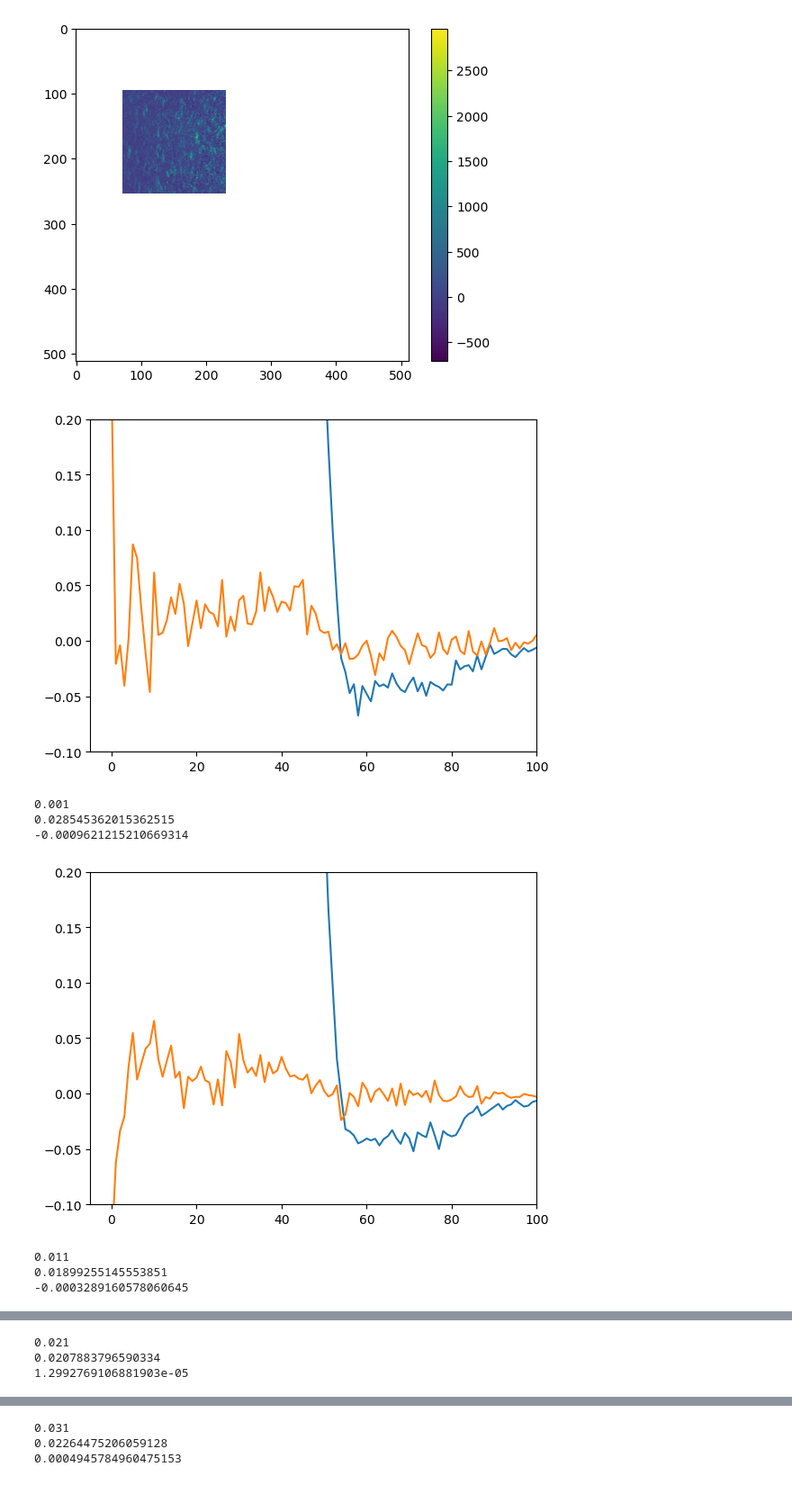
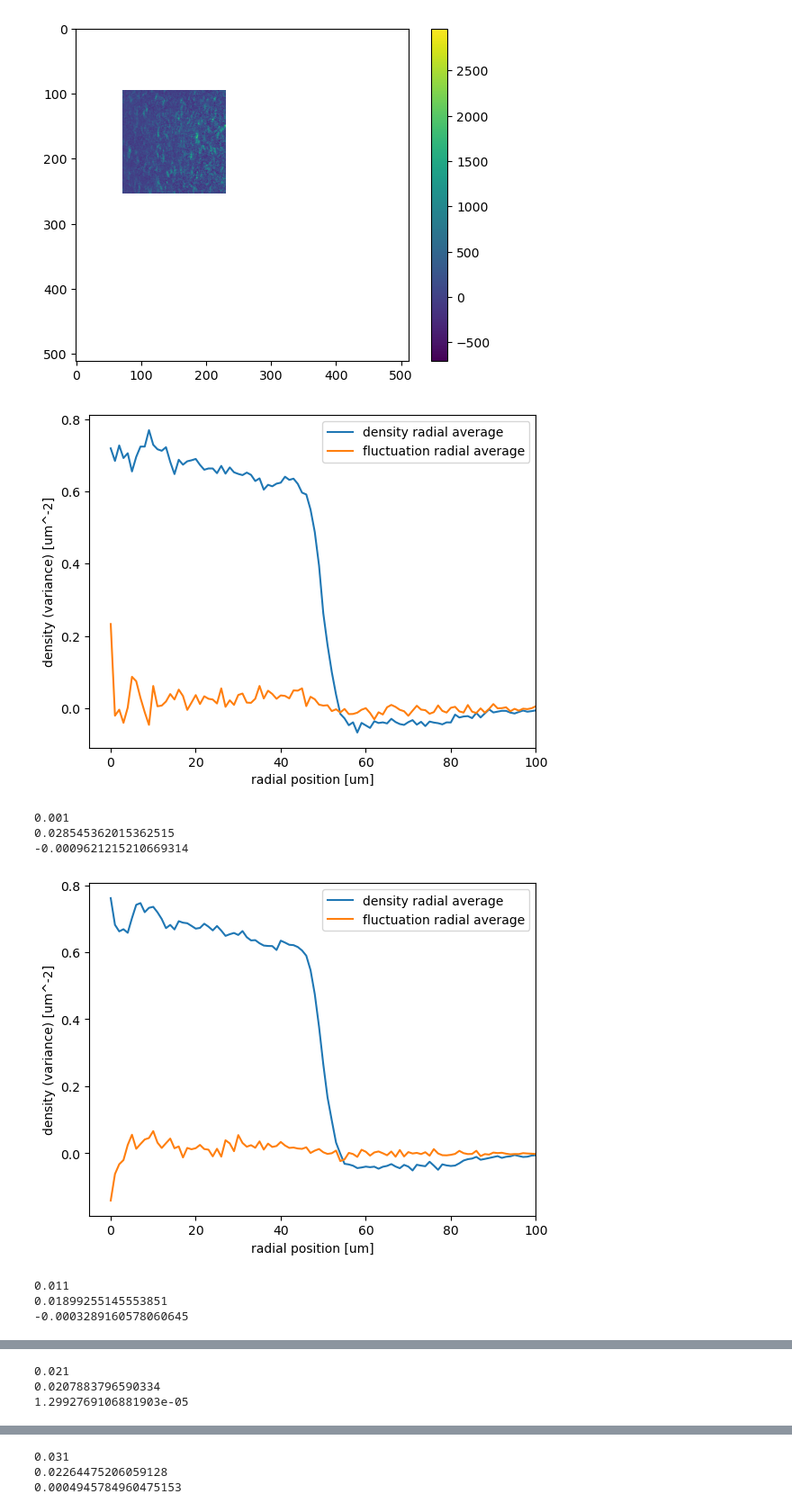
Before and after one commit to ArtMk/lithium, a Jupyter notebook: inSitu.ipynb, the cells around one changed output, grey strips where cells are left out. Shown at 90% size. Cells and saved outputs as stored; diff of their text form; code cells hidden in the pictures.

```diff
--- a/inSitu.ipynb
+++ b/inSitu.ipynb
@@ -55,18 +57,20 @@ Wall time: 192 ms
 # %%
 # determine optimal ROI
-center = (175, 151)
+center = (174, 149)
 h = 80
 w = 80
 
-single_prc = la.density_builder([images_raw[0]], variables, center, h, w, info_sorted["Csat"], info_sorted["Img_Illumination_Time"], progress_disable = True)
+image_num = 1
+
+single_prc = la.density_builder([images_raw[image_num]], variables, center, h, w, info_sorted["Csat"], info_sorted["Img_Illumination_Time"], progress_disable = True)
 
 plt.imshow(single_prc.iloc[0]["density"].data, vmin = 0, vmax = 3, cmap = "viridis")
 
-# circle = plt.Circle((center[1], center[0]), 50, color='r', fill=False, lw = 2)
-# plt.gca().add_artist(circle)
+circle = plt.Circle((center[1], center[0]), 48, color='r', fill=False, lw = 2)
+plt.gca().add_artist(circle)
 
-plt.xlim(50, 250)
-plt.ylim(250, 100)
+plt.xlim(center[1] - w, center[1] + w)
+plt.ylim(center[0] + h, center[0] - h)
 
 
 plt.axhline(center[0], c = "red")
@@ -111,5 +153,5 @@ plt.show()
 # %%
 %%time
 # filter missed shots
-images_fil = la.filter(images_prc, 800)
+images_fil = la.filter(images_prc, 3000)
 # %% [output]
@@ -211,6 +167,6 @@ def group(images, keys, key_kill, Csat_rate, illumination_time):
 # %%
 %%time
 # group by loop variables and average over iterations
-images_grp = group(images_fil, variables, "i", info_sorted["Csat"], info_sorted["Img_Illumination_Time"])
+images_grp = la.group(images_fil, variables, "i", info_sorted["Csat"], info_sorted["Img_Illumination_Time"])
 # %% [output]
 MULTI MODE
@@ -219,2 +175,17 @@ Wall time: 6.34 s
 # %% [markdown]
 # Visualization
+# %%
+for i, im in images_grp.iterrows():
+
+    plt.imshow(im["density"])
+    plt.colorbar()
+
+    plt.xlim(center[1] - w, center[1] + w)
+    plt.ylim(center[0] + h, center[0] - h)
+
+
+    plt.show()
+
+    # print(im["i"])
+    print(im["Vcrit_Lattice_Constant"])
+    print("")
@@ -377,27 +361,32 @@ for i in range(len(images_grp)):
 # %%
 hold = []
 
 for i in range(len(images_grp)):
 
-    plt.plot(number[i][0], number[i][1])
-    plt.plot(number_var[i][0], number_var[i][1])
+    plt.plot(number[i][0], number[i][1], label = "density radial average")
+    plt.plot(number_var[i][0], number_var[i][1], label = "fluctuation radial average")
 
     plt.xlim(-5, 100)
-    plt.ylim(-0.1, 0.2)
+    # plt.ylim(-0.1, 0.2)
+
+    plt.xlabel("radial position [um]")
+    plt.ylabel("density (variance) [um^-2]")
+
+    plt.legend()
 
     plt.show()
 
     hold.append(np.mean(number_var[i][1][20:40]))
 
     print(images_grp["Acc_hold_time"].iloc[i])
     print(np.mean(number_var[i][1][20:40]))
     print(np.mean(number_var[i][1][60:]))
 # %% [output]
-[figure, old version]
+[figure, new version]
 0.001
 0.028545362015362515
 -0.0009621215210669314
-[figure, old version]
+[figure, new version]
 0.011
 0.01899255145553851
 -0.0003289160578060645
```
Also changed, not shown: parts of 14 cells of this notebook, 2 other files.
